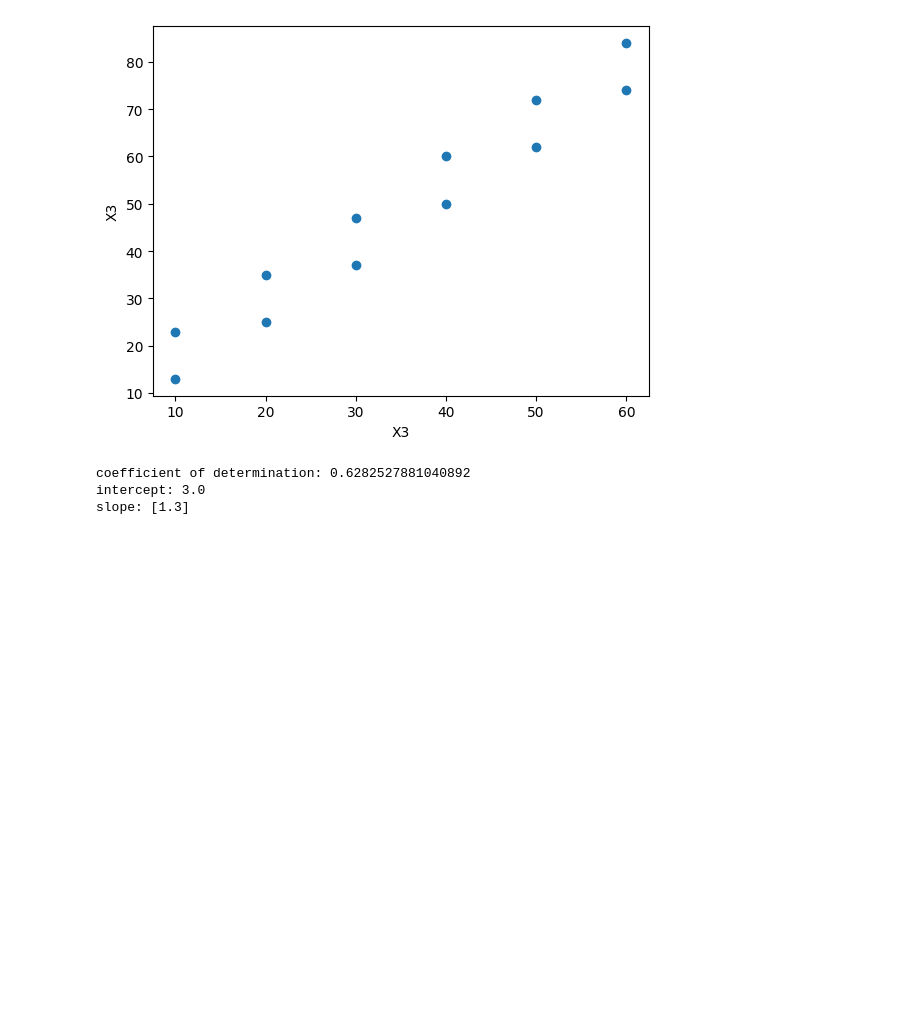
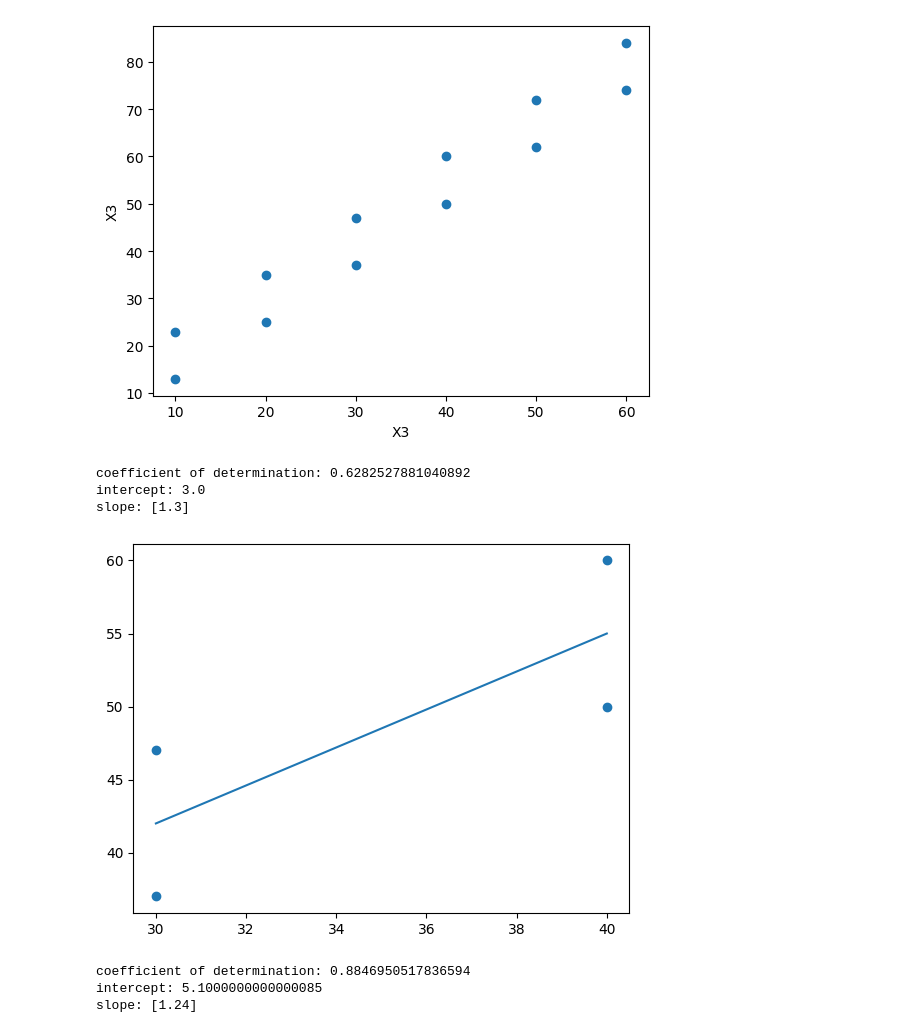
Before and after one commit to DanisYuma/GB_Theory-of-Probability-and-Mathematical-Statistics, a Jupyter notebook: Seminars/Seminar_9/sem_09_1.ipynb, the cells around one changed output. Drawn from its saved outputs; the diff is of its cells as text; code cells hidden in the pictures; blank space fills up the shorter version.

```diff
--- a/Seminars/Seminar_9/sem_09_1.ipynb
+++ b/Seminars/Seminar_9/sem_09_1.ipynb
@@ -50,3 +50,22 @@ print('slope:', model.coef_)
 coefficient of determination: 0.6282527881040892
 intercept: 3.0
 slope: [1.3]
+# %%
+plt.scatter(x1, y1)
+plt.plot(x1,3+1.3*x1)
+plt.show()
+# %% [output]
+[figure, added]
+# %%
+model = LinearRegression()
+x2 = x2.reshape(-1, 1)
+model.fit(x2, y2)
+r_sq = model.score(x2, y2)
+
+print('coefficient of determination:', r_sq)
+print('intercept:', model.intercept_)
+print('slope:', model.coef_)
+# %% [output]
+coefficient of determination: 0.8846950517836594
+intercept: 5.1000000000000085
+slope: [1.24]
```
Also changed, not shown: parts of 13 cells of this notebook.
